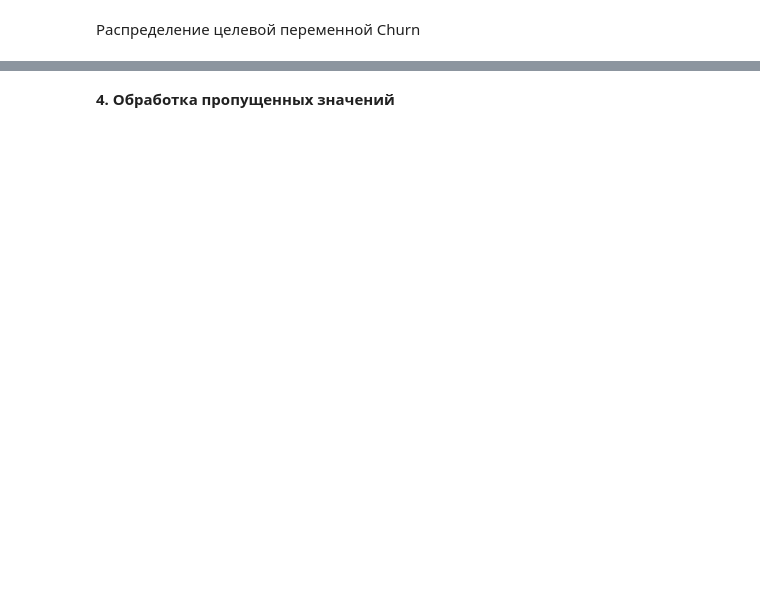
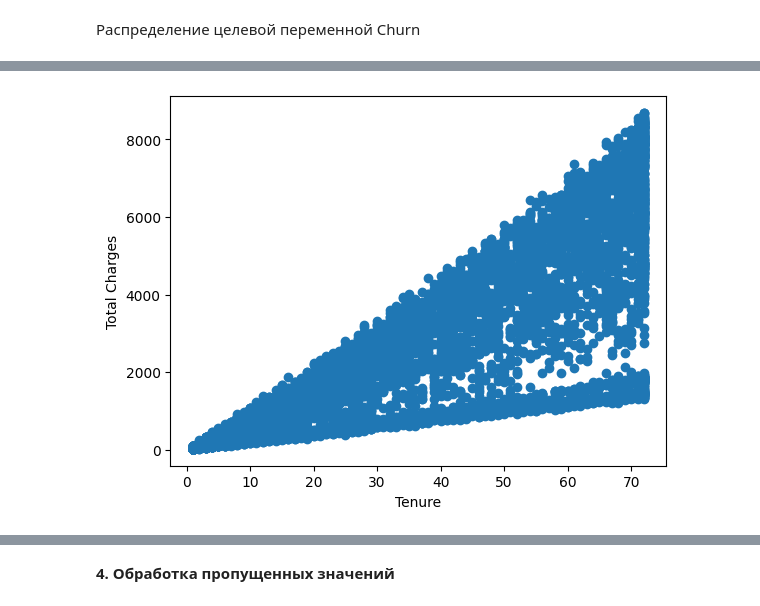
Before and after one commit to ilya-agafonov/machine-learning, a Jupyter notebook: Telco Customer Churn/Untitled0.ipynb, the cells around one changed output, grey strips where cells are left out. Saved outputs shown, nothing was run; the diff lists cells and outputs as text; code cells hidden in the pictures; blank space fills up the shorter version.

```diff
--- a/Telco Customer Churn/Untitled0.ipynb
+++ b/Telco Customer Churn/Untitled0.ipynb
@@ -132,0 +128,7 @@ plt.show()
+# %%
+plt.scatter(data_plot['tenure'], data_plot['TotalCharges'])
+plt.xlabel('Tenure')
+plt.ylabel('Total Charges')
+pass
+# %% [output]
+[figure, added]
```
Also changed, not shown: parts of 44 cells of this notebook.
